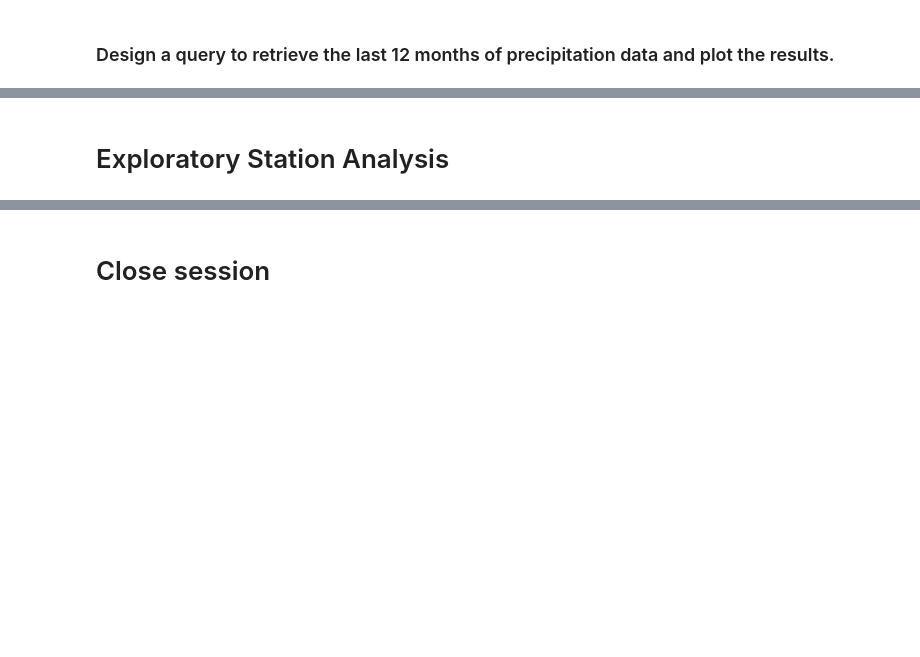
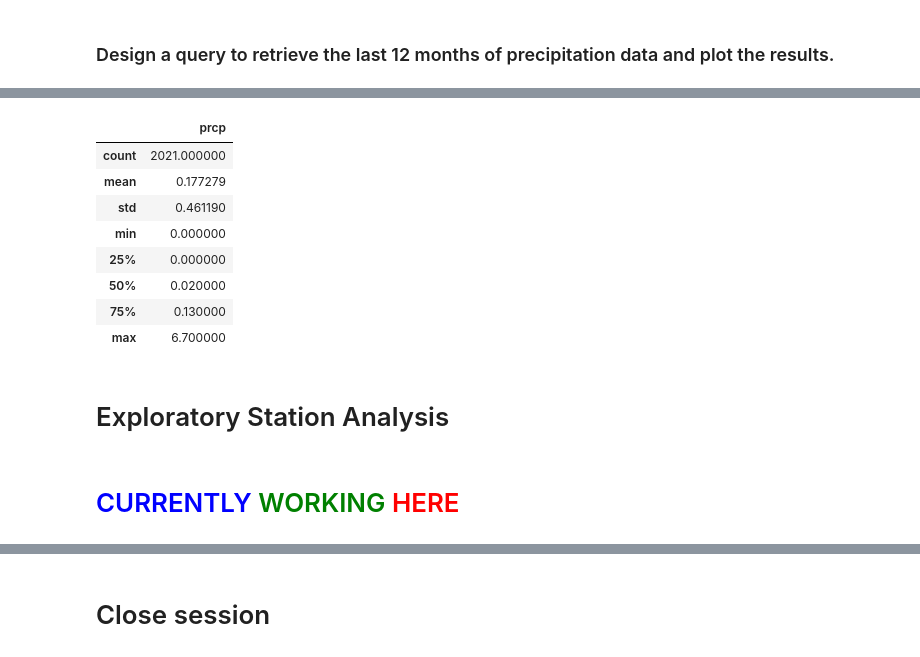
Before and after one commit to JohnTorgerson/SqlAlchemy-Challenge, a Jupyter notebook: climate_starter.ipynb, the cells around one changed output, grey strips where cells are left out. Cells and saved outputs as stored; diff of their text form; code cells hidden in the pictures; blank space fills up the shorter version.

```diff
--- a/climate_starter.ipynb
+++ b/climate_starter.ipynb
@@ -93,4 +124,19 @@ plt.show()
 # %%
 # Use Pandas to calcualte the summary statistics for the precipitation data
+pastyear_df = pd.DataFrame(session.query(mea.date, mea.prcp).filter(mea.date > '2016-08-22').order_by(mea.date))
+pastyear_df = pastyear_df.set_index('date')
+pastyear_df.describe()
+# %% [output]
+|  | prcp |
+| count | 2021.000000 |
+| mean | 0.177279 |
+| std | 0.461190 |
+| min | 0.000000 |
+| 25% | 0.000000 |
+| 50% | 0.020000 |
+| 75% | 0.130000 |
+| max | 6.700000 |
 # %% [markdown]
 # Exploratory Station Analysis
+# %% [markdown]
+# <span style="color: blue;">CURRENTLY</span> <span style="color: green;">WORKING</span> <span style="color: red;">HERE</span>
```
Also changed, not shown: parts of 15 cells of this notebook, 2 other files.
